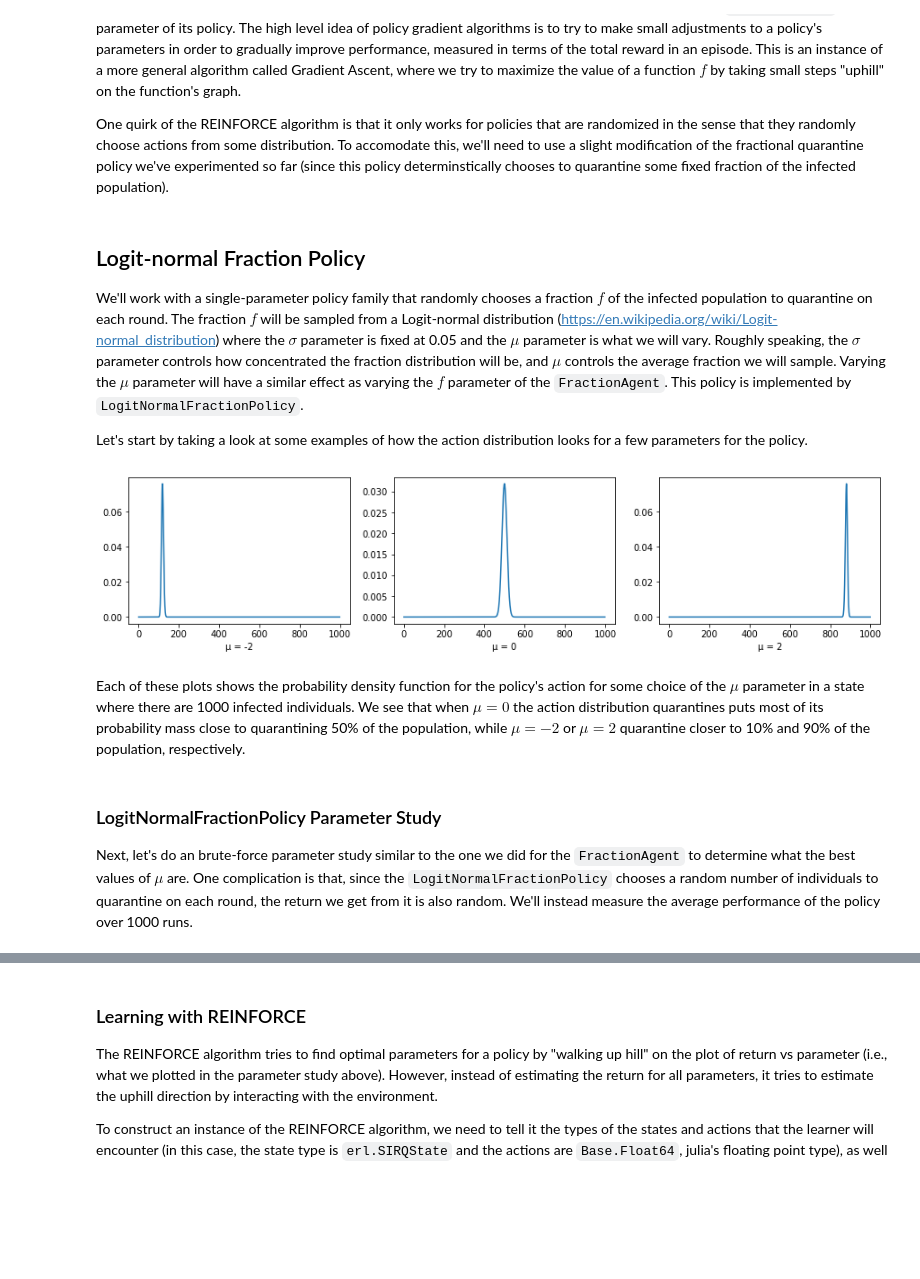
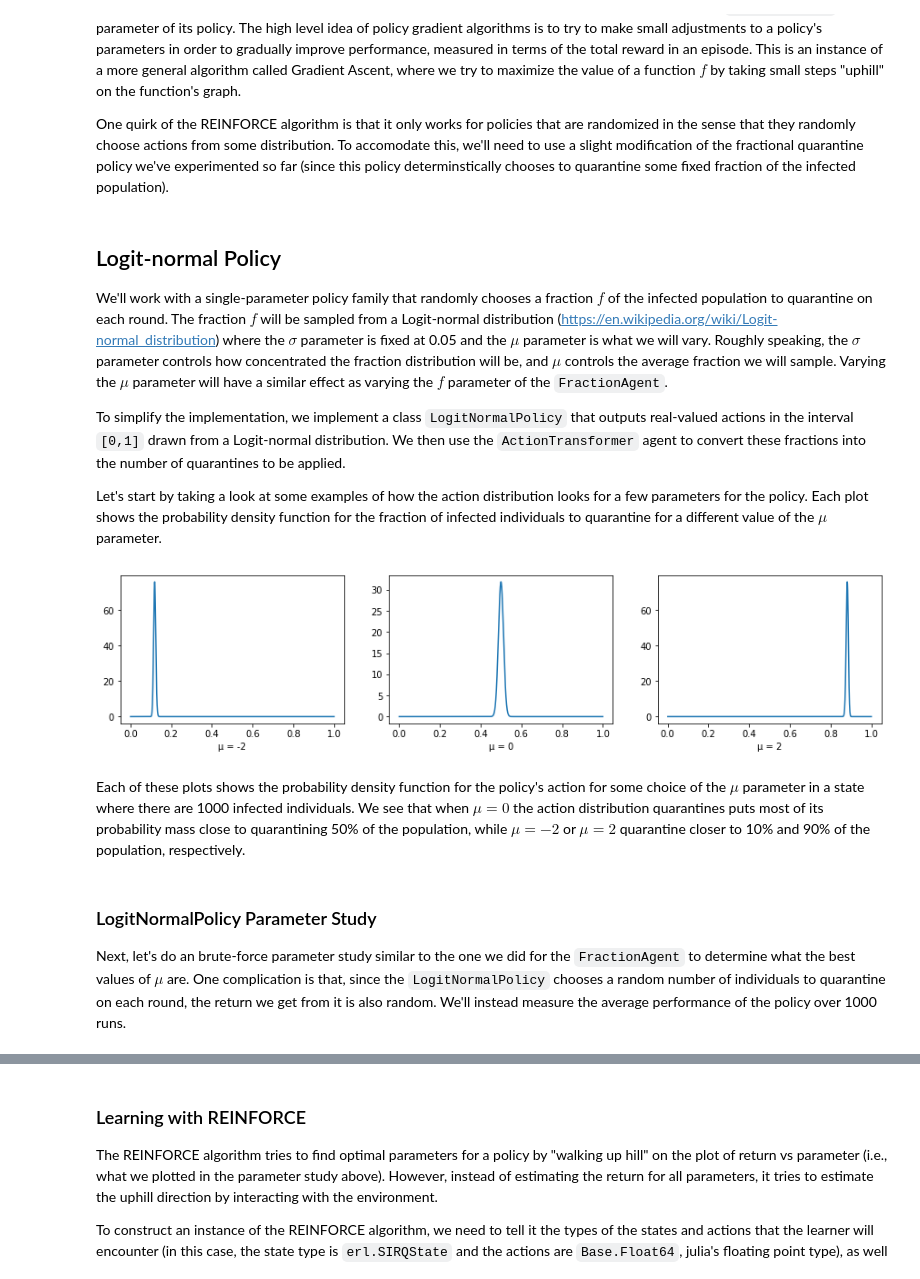
Before and after one commit to TravisBarryDick/EpidemicRL, a Jupyter notebook: notebooks/Python Policy Gradient Example.ipynb, the cells around one changed output, grey strips where cells are left out. Cells and saved outputs as stored; diff of their text form; code cells hidden in the pictures; blank space fills up the shorter version.

```diff
--- a/notebooks/Python Policy Gradient Example.ipynb
+++ b/notebooks/Python Policy Gradient Example.ipynb
@@ -86,34 +89,36 @@ Next, we'll do some experiments with a simple "policy gradient" learning algorit
 
 One quirk of the REINFORCE algorithm is that it only works for policies that are randomized in the sense that they randomly choose actions from some distribution. To accomodate this, we'll need to use a slight modification of the fractional quarantine policy we've experimented so far (since this policy determinstically chooses to quarantine some fixed fraction of the infected population).
 # %% [markdown]
-## Logit-normal Fraction Policy
+## Logit-normal Policy
 
-We'll work with a single-parameter policy family that randomly chooses a fraction $f$ of the infected population to quarantine on each round. The fraction $f$ will be sampled from a Logit-normal distribution (https://en.wikipedia.org/wiki/Logit-normal_distribution) where the $\sigma$ parameter is fixed at 0.05 and the $\mu$ parameter is what we will vary. Roughly speaking, the $\sigma$ parameter controls how concentrated the fraction distribution will be, and $\mu$ controls the average fraction we will sample. Varying the $\mu$ parameter will have a similar effect as varying the $f$ parameter of the `FractionAgent`. This policy is implemented by `LogitNormalFractionPolicy`.
+We'll work with a single-parameter policy family that randomly chooses a fraction $f$ of the infected population to quarantine on each round. The fraction $f$ will be sampled from a Logit-normal distribution (https://en.wikipedia.org/wiki/Logit-normal_distribution) where the $\sigma$ parameter is fixed at 0.05 and the $\mu$ parameter is what we will vary. Roughly speaking, the $\sigma$ parameter controls how concentrated the fraction distribution will be, and $\mu$ controls the average fraction we will sample. Varying the $\mu$ parameter will have a similar effect as varying the $f$ parameter of the `FractionAgent`.
 
-Let's start by taking a look at some examples of how the action distribution looks for a few parameters for the policy.
+To simplify the implementation, we implement a class `LogitNormalPolicy` that outputs real-valued actions in the interval `[0,1]` drawn from a Logit-normal distribution. We then use the `ActionTransformer` agent to convert these fractions into the number of quarantines to be applied.
+
+Let's start by taking a look at some examples of how the action distribution looks for a few parameters for the policy. Each plot shows the probability density function for the fraction of infected individuals to quarantine for a different value of the $\mu$ parameter.
 # %%
 def plot_action_distribution(policy, state, mu):
-    actions = np.linspace(0, state.I, 1000)
+    actions = np.linspace(0, 1, 1000)
     params = np.array([mu])
     probs = [erl.action_prob(policy, params, state, a) for a in actions]
     plt.plot(actions, probs)
     plt.xlabel(f"μ = {mu}")
 
 # Now we'll call the above function for a few values of the parameter mu
 state = erl.SIRQState(9000, 1000, 0, 2000)
-policy = erl.LogitNormalFractionPolicy(0.05) # the constructor for LogitNormalFractionPolicy takes the fixed value of sigma
+policy = erl.LogitNormalPolicy(erl.ConstantFeatureExtractor(), 0.05) # the constructor for LogitNormalFractionPolicy takes the fixed value of sigma
 
 mu_values = [-2, 0, 2]
 plt.figure(figsize=(15,3))
 for ix,mu in enumerate(mu_values):
     plt.subplot(1, len(mu_values), ix+1)
     plot_action_distribution(policy, state, mu)
 # %% [output]
-[figure, old version]
+[figure, new version]
 # %% [markdown]
 Each of these plots shows the probability density function for the policy's action for some choice of the $\mu$ parameter in a state where there are 1000 infected individuals. We see that when $\mu = 0$ the action distribution quarantines puts most of its probability mass close to quarantining 50% of the population, while $\mu = -2$ or $\mu = 2$ quarantine closer to 10% and 90% of the population, respectively.
 # %% [markdown]
-### LogitNormalFractionPolicy Parameter Study
+### LogitNormalPolicy Parameter Study
 
-Next, let's do an brute-force parameter study similar to the one we did for the `FractionAgent` to determine what the best values of $\mu$ are. One complication is that, since the `LogitNormalFractionPolicy` chooses a random number of individuals to quarantine on each round, the return we get from it is also random. We'll instead measure the average performance of the policy over 1000 runs.
+Next, let's do an brute-force parameter study similar to the one we did for the `FractionAgent` to determine what the best values of $\mu$ are. One complication is that, since the `LogitNormalPolicy` chooses a random number of individuals to quarantine on each round, the return we get from it is also random. We'll instead measure the average performance of the policy over 1000 runs.
 # %%
```
Also changed, not shown: parts of 10 cells of this notebook, 11 other files.
